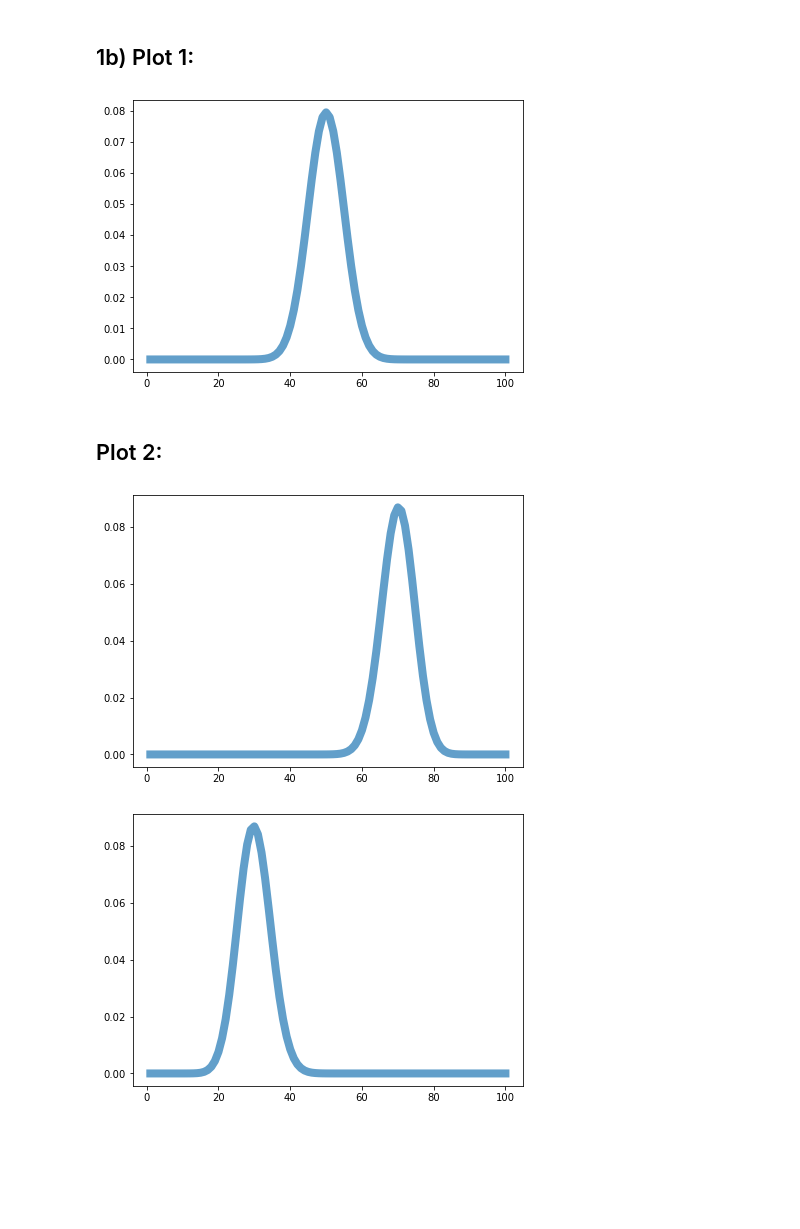
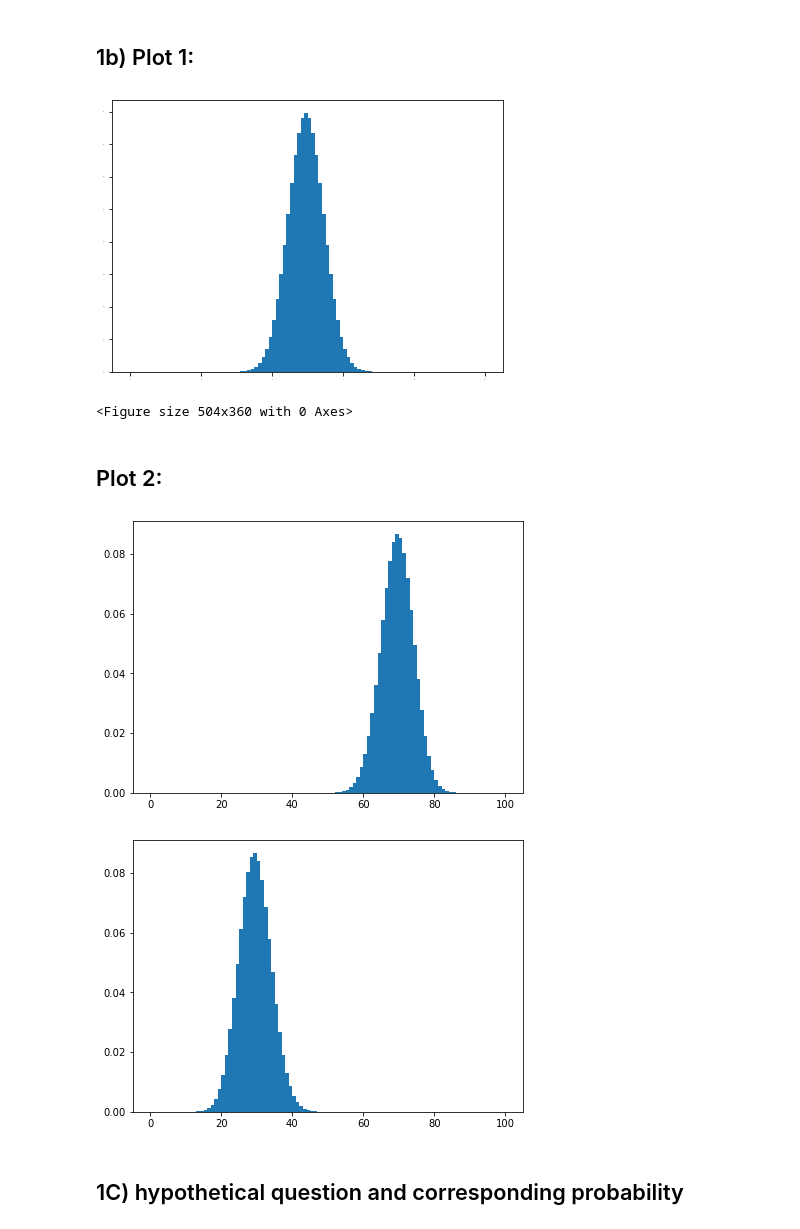
Before and after one commit to GShefali/repository1, a Jupyter notebook: lab1NB.ipynb, the cells around one changed output. Cells and saved outputs as stored; diff of their text form; code cells hidden in the pictures; blank space fills up the shorter version.

```diff
--- a/lab1NB.ipynb
+++ b/lab1NB.ipynb
@@ -218,14 +235,18 @@ n = 100
 d = stats.binom.rvs(n,p)
 # %%
 plt.rcParams["figure.figsize"] = (7,5)
-fig, ax = plt.subplots(1, 1)
+fig, ax = plt.subplots(1, 1, sharex = True, sharey = True)
 #ax.hist(d,50, density = True)
-plt.tick_params(labelsize = 10)
+plt.tick_params(labelsize = 1)
 #plt.yscale('log')
-ax.plot(x,stats.binom.pmf(x,n, p),linewidth = 8,alpha = 0.7)
+#ax.plot(x,stats.binom.pmf(x,n, p),linewidth = 8,alpha = 0.7)
+ax.stairs(stats.binom.pmf(x,n, p),list(range(101)),fill = True)
 plt.show()
+ax.set_xticks(np.arange(0,100,10))
+plt.tight_layout()
 # %% [output]
-[figure, old version]
+[figure, new version]
+<Figure size 504x360 with 0 Axes>
 # %% [markdown]
 ## Plot 2:
 # %%
@@ -238,10 +259,12 @@ fig, ax = plt.subplots(1, 1)
 #ax.hist(d,50, density = True)
 plt.tick_params(labelsize = 10)
 #plt.yscale('log')
-ax.plot(x,stats.binom.pmf(x,n, p),linewidth = 8,alpha = 0.7)
+#ax.plot(x,stats.binom.pmf(x,n, p),linewidth = 8,alpha = 0.7)
+ax.stairs(stats.binom.pmf(x,n, p),list(range(101)),fill = True)
+
 plt.show()
 # %% [output]
-[figure, old version]
+[figure, new version]
 # %%
 x = np.linspace(1,100,100)
 p = .3
@@ -252,7 +275,10 @@ fig, ax = plt.subplots(1, 1)
 #ax.hist(d,50, density = True)
 plt.tick_params(labelsize = 10)
 #plt.yscale('log')
-ax.plot(x,stats.binom.pmf(x,n, p),linewidth = 8,alpha = 0.7)
+#ax.plot(x,stats.binom.pmf(x,n, p),linewidth = 8,alpha = 0.7)
+ax.stairs(stats.binom.pmf(x,n, p),list(range(101)),fill = True)
 plt.show()
 # %% [output]
-[figure, old version]
+[figure, new version]
+# %% [markdown]
+## 1C) hypothetical question and corresponding probability
```
Also changed, not shown: parts of 22 cells of this notebook.
